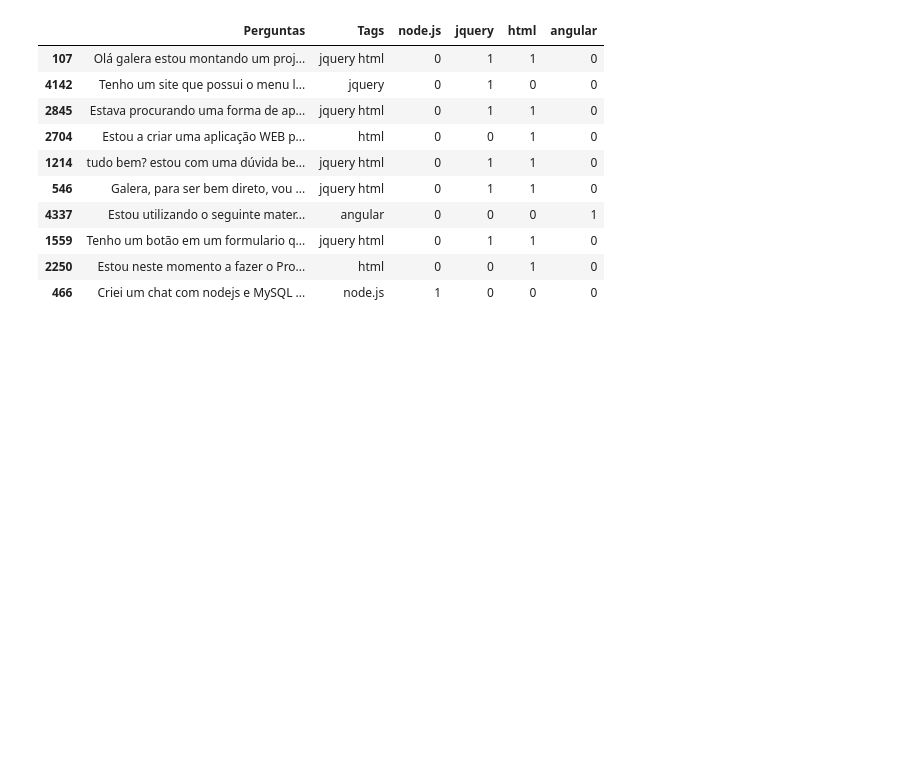
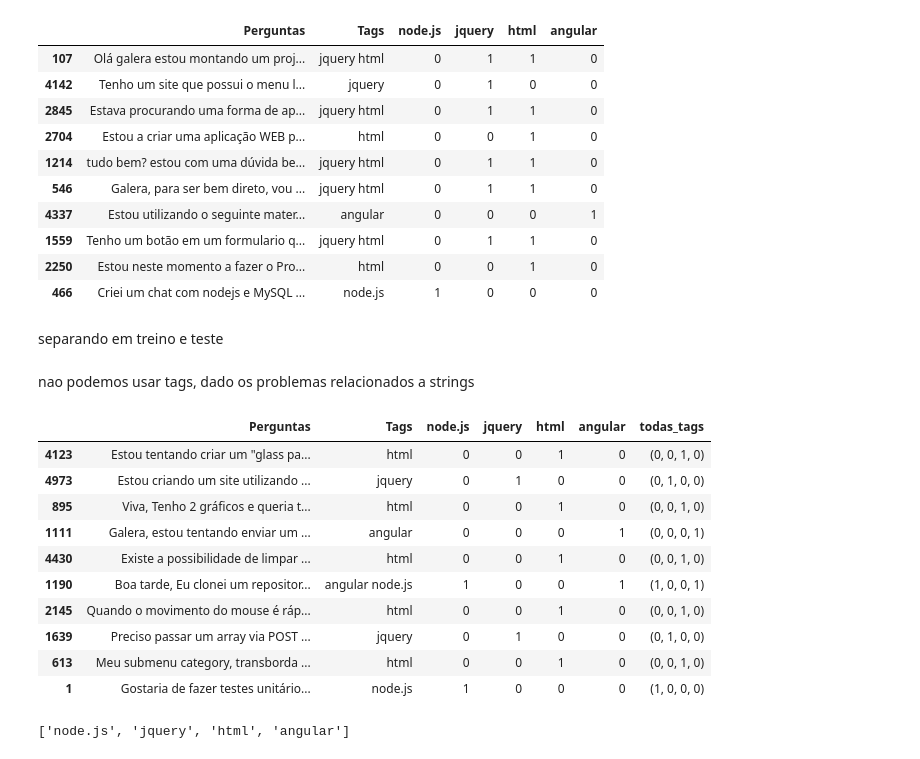
Before and after one commit to profsergiocosta/data_science_study, a Jupyter notebook: courses/classificacao-multilabel-nlp/Aula_1.ipynb, the cells around one changed output. Saved outputs shown, nothing was run; the diff lists cells and outputs as text; code cells hidden in the pictures; blank space fills up the shorter version.

```diff
--- a/courses/classificacao-multilabel-nlp/Aula_1.ipynb
+++ b/courses/classificacao-multilabel-nlp/Aula_1.ipynb
@@ -97,3 +97,5 @@ perguntas.sample(10)
 | 1559 | Tenho um botão em um formulario q... | jquery html | 0 | 1 | 1 | 0 |
 | 2250 | Estou neste momento a fazer o Pro... | html | 0 | 0 | 1 | 0 |
 | 466 | Criei um chat com nodejs e MySQL ... | node.js | 1 | 0 | 0 | 0 |
+# %% [markdown]
+separando em treino e teste
@@ -99,0 +111,27 @@ perguntas.sample(10)
+# %% [markdown]
+nao podemos usar tags, dado os problemas relacionados a strings
+# %%
+
+lista_zip_tags = list(zip(perguntas[lista_de_tags[0]],
+                     perguntas[lista_de_tags[1]],
+                     perguntas[lista_de_tags[2]],
+                     perguntas[lista_de_tags[3]]))
+
+perguntas["todas_tags"] = lista_zip_tags
+perguntas.sample(10)
+# %% [output]
+|  | Perguntas | Tags | node.js | jquery | html | angular | todas_tags |
+| 4123 | Estou tentando criar um "glass pa... | html | 0 | 0 | 1 | 0 | (0, 0, 1, 0) |
+| 4973 | Estou criando um site utilizando ... | jquery | 0 | 1 | 0 | 0 | (0, 1, 0, 0) |
+| 895 | Viva, Tenho 2 gráficos e queria t... | html | 0 | 0 | 1 | 0 | (0, 0, 1, 0) |
+| 1111 | Galera, estou tentando enviar um ... | angular | 0 | 0 | 0 | 1 | (0, 0, 0, 1) |
+| 4430 | Existe a possibilidade de limpar ... | html | 0 | 0 | 1 | 0 | (0, 0, 1, 0) |
+| 1190 | Boa tarde, Eu clonei um repositor... | angular node.js | 1 | 0 | 0 | 1 | (1, 0, 0, 1) |
+| 2145 | Quando o movimento do mouse é ráp... | html | 0 | 0 | 1 | 0 | (0, 0, 1, 0) |
+| 1639 | Preciso passar um array via POST ... | jquery | 0 | 1 | 0 | 0 | (0, 1, 0, 0) |
+| 613 | Meu submenu category, transborda ... | html | 0 | 0 | 1 | 0 | (0, 0, 1, 0) |
+| 1 | Gostaria de fazer testes unitário... | node.js | 1 | 0 | 0 | 0 | (1, 0, 0, 0) |
+# %%
+lista_de_tags
+# %% [output]
+['node.js', 'jquery', 'html', 'angular']
```
Also changed, not shown: parts of 5 cells of this notebook.
